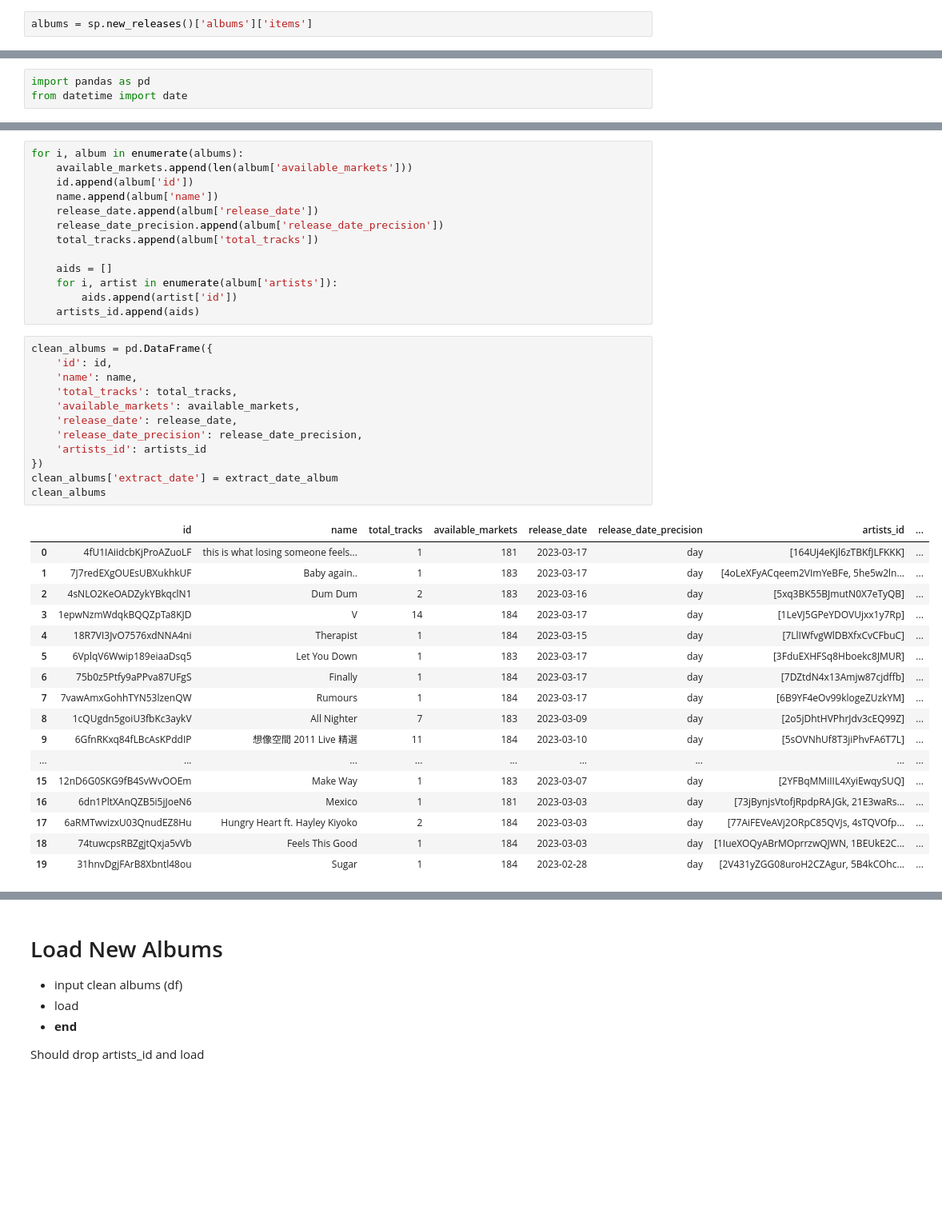
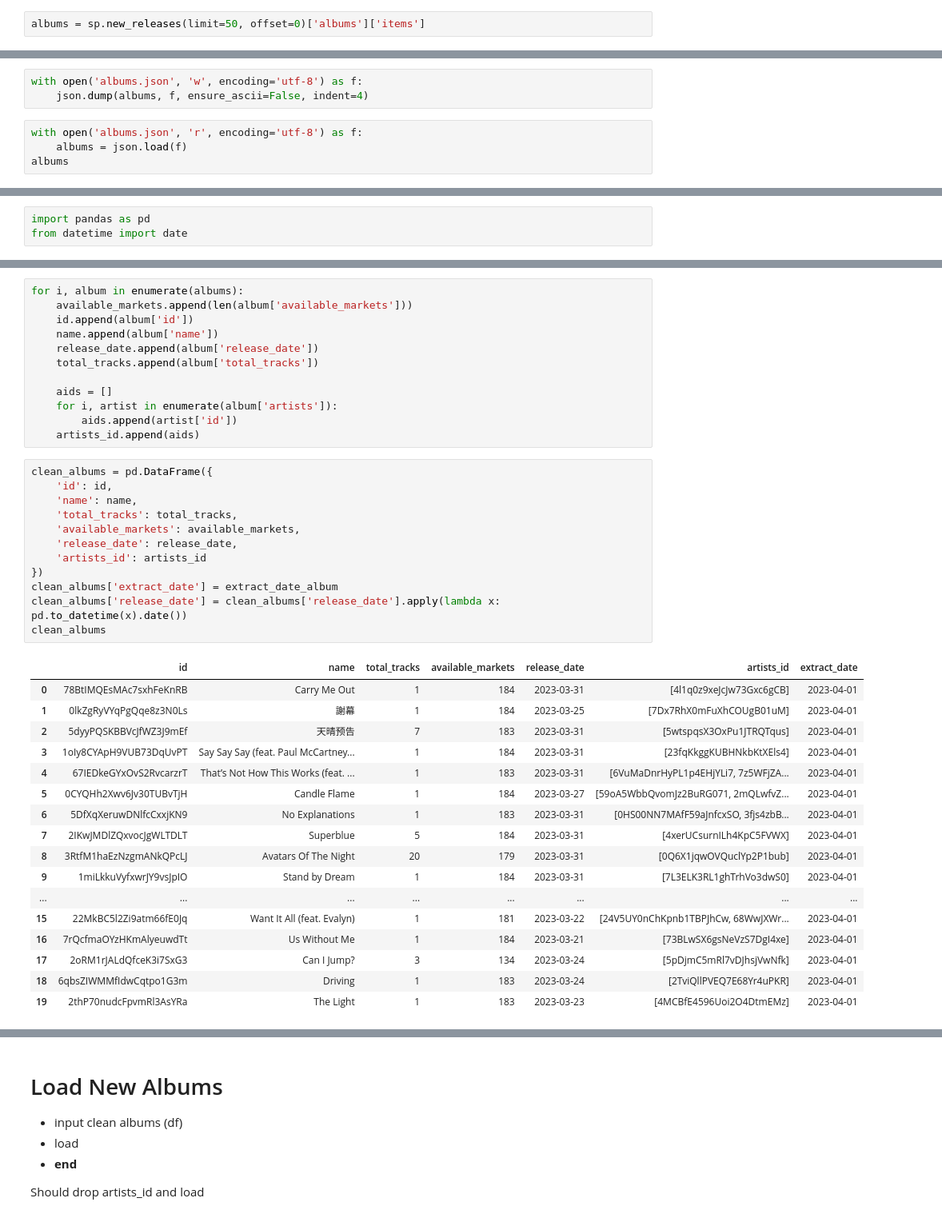
Before and after one commit to Hanyu0118/IS3107_letsgo, a Jupyter notebook: Archive/newly_released.ipynb, the cells around one changed output, grey strips where cells are left out. Shown at 80% size. Cells and saved outputs as stored; diff of their text form; blank space fills up the shorter version.

```diff
--- a/Archive/newly_released.ipynb
+++ b/Archive/newly_released.ipynb
@@ -17,7 +18,7 @@ sp
 # %% [output]
 <spotipy.client.Spotify at 0x...>
 # %%
-albums = sp.new_releases()['albums']['items']
+albums = sp.new_releases(limit=50, offset=0)['albums']['items']
 # %%
 albums
 # %% [output]
@@ -41,2 +42,9 @@ albums
 # %%
 extract_date_album = date.today()
+# %%
+with open('albums.json', 'w', encoding='utf-8') as f:
+    json.dump(albums, f, ensure_ascii=False, indent=4)
+# %%
+with open('albums.json', 'r', encoding='utf-8') as f:
+    albums = json.load(f)
+albums
@@ -62,7 +87,6 @@ for i, album in enumerate(albums):
     id.append(album['id'])
     name.append(album['name'])
     release_date.append(album['release_date'])
-    release_date_precision.append(album['release_date_precision'])
     total_tracks.append(album['total_tracks'])
 
     aids = []
@@ -72,30 +96,30 @@ for i, album in enumerate(albums):
 # %%
 clean_albums = pd.DataFrame({
     'id': id,
     'name': name,
     'total_tracks': total_tracks,
     'available_markets': available_markets,
     'release_date': release_date,
-    'release_date_precision': release_date_precision,
     'artists_id': artists_id
 })
 clean_albums['extract_date'] = extract_date_album
+clean_albums['release_date'] = clean_albums['release_date'].apply(lambda x: pd.to_datetime(x).date())
 clean_albums
 # %% [output]
-|  | id | name | total_tracks | available_markets | release_date | release_date_precision | artists_id | ... |
-| 0 | 4fU1IAiidcbKjProAZuoLF | this is what losing someone feels... | 1 | 181 | 2023-03-17 | day | [164Uj4eKjl6zTBKfJLFKKK] | ... |
-| 1 | 7J7redEXgOUEsUBXukhkUF | Baby again.. | 1 | 183 | 2023-03-17 | day | [4oLeXFyACqeem2VImYeBFe, 5he5w2ln... | ... |
-| 2 | 4sNLO2KeOADZykYBkqclN1 | Dum Dum | 2 | 183 | 2023-03-16 | day | [5xq3BK55BJmutN0X7eTyQB] | ... |
-| 3 | 1epwNzmWdqkBQQZpTa8KJD | V | 14 | 184 | 2023-03-17 | day | [1LeVJ5GPeYDOVUjxx1y7Rp] | ... |
-| 4 | 18R7VI3JvO7576xdNNA4ni | Therapist | 1 | 184 | 2023-03-15 | day | [7LlIWfvgWlDBXfxCvCFbuC] | ... |
-| 5 | 6VplqV6Wwip189eiaaDsq5 | Let You Down | 1 | 183 | 2023-03-17 | day | [3FduEXHFSq8Hboekc8JMUR] | ... |
-| 6 | 75b0z5Ptfy9aPPva87UFgS | Finally | 1 | 184 | 2023-03-17 | day | [7DZtdN4x13Amjw87cjdffb] | ... |
-| 7 | 7vawAmxGohhTYN53lzenQW | Rumours | 1 | 184 | 2023-03-17 | day | [6B9YF4eOv99klogeZUzkYM] | ... |
-| 8 | 1cQUgdn5goiU3fbKc3aykV | All Nighter | 7 | 183 | 2023-03-09 | day | [2o5jDhtHVPhrJdv3cEQ99Z] | ... |
-| 9 | 6GfnRKxq84fLBcAsKPddIP | 想像空間 2011 Live 精選 | 11 | 184 | 2023-03-10 | day | [5sOVNhUf8T3jiPhvFA6T7L] | ... |
-| ... | ... | ... | ... | ... | ... | ... | ... | ... |
-| 15 | 12nD6G0SKG9fB4SvWvOOEm | Make Way | 1 | 183 | 2023-03-07 | day | [2YFBqMMiIIL4XyiEwqySUQ] | ... |
-| 16 | 6dn1PltXAnQZB5i5jJoeN6 | Mexico | 1 | 181 | 2023-03-03 | day | [73jBynjsVtofjRpdpRAJGk, 21E3waRs... | ... |
-| 17 | 6aRMTwvizxU03QnudEZ8Hu | Hungry Heart ft. Hayley Kiyoko | 2 | 184 | 2023-03-03 | day | [77AiFEVeAVj2ORpC85QVJs, 4sTQVOfp... | ... |
-| 18 | 74tuwcpsRBZgjtQxja5vVb | Feels This Good | 1 | 184 | 2023-03-03 | day | [1IueXOQyABrMOprrzwQJWN, 1BEUkE2C... | ... |
-| 19 | 31hnvDgjFArB8Xbntl48ou | Sugar | 1 | 184 | 2023-02-28 | day | [2V431yZGG08uroH2CZAgur, 5B4kCOhc... | ... |
+|  | id | name | total_tracks | available_markets | release_date | artists_id | extract_date |
+| 0 | 78BtIMQEsMAc7sxhFeKnRB | Carry Me Out | 1 | 184 | 2023-03-31 | [4l1q0z9xeJcJw73Gxc6gCB] | 2023-04-01 |
+| 1 | 0lkZgRyVYqPgQqe8z3N0Ls | 謝幕 | 1 | 184 | 2023-03-25 | [7Dx7RhX0mFuXhCOUgB01uM] | 2023-04-01 |
+| 2 | 5dyyPQSKBBVcJfWZ3J9mEf | 天晴预告 | 7 | 183 | 2023-03-31 | [5wtspqsX3OxPu1JTRQTqus] | 2023-04-01 |
+| 3 | 1oIy8CYApH9VUB73DqUvPT | Say Say Say (feat. Paul McCartney... | 1 | 184 | 2023-03-31 | [23fqKkggKUBHNkbKtXEls4] | 2023-04-01 |
+| 4 | 67IEDkeGYxOvS2RvcarzrT | That’s Not How This Works (feat. ... | 1 | 183 | 2023-03-31 | [6VuMaDnrHyPL1p4EHjYLi7, 7z5WFjZA... | 2023-04-01 |
+| 5 | 0CYQHh2Xwv6Jv30TUBvTjH | Candle Flame | 1 | 184 | 2023-03-27 | [59oA5WbbQvomJz2BuRG071, 2mQLwfvZ... | 2023-04-01 |
+| 6 | 5DfXqXeruwDNlfcCxxjKN9 | No Explanations | 1 | 183 | 2023-03-31 | [0HS00NN7MAfF59aJnfcxSO, 3fjs4zbB... | 2023-04-01 |
+| 7 | 2IKwJMDlZQxvocJgWLTDLT | Superblue | 5 | 184 | 2023-03-31 | [4xerUCsurnILh4KpC5FVWX] | 2023-04-01 |
+| 8 | 3RtfM1haEzNzgmANkQPcLJ | Avatars Of The Night | 20 | 179 | 2023-03-31 | [0Q6X1jqwOVQuclYp2P1bub] | 2023-04-01 |
+| 9 | 1miLkkuVyfxwrJY9vsJpIO | Stand by Dream | 1 | 184 | 2023-03-31 | [7L3ELK3RL1ghTrhVo3dwS0] | 2023-04-01 |
+| ... | ... | ... | ... | ... | ... | ... | ... |
+| 15 | 22MkBC5l2Zi9atm66fE0Jq | Want It All (feat. Evalyn) | 1 | 181 | 2023-03-22 | [24V5UY0nChKpnb1TBPJhCw, 68WwJXWr... | 2023-04-01 |
+| 16 | 7rQcfmaOYzHKmAlyeuwdTt | Us Without Me | 1 | 184 | 2023-03-21 | [73BLwSX6gsNeVzS7DgI4xe] | 2023-04-01 |
+| 17 | 2oRM1rJALdQfceK3i7SxG3 | Can I Jump? | 3 | 134 | 2023-03-24 | [5pDjmC5mRl7vDJhsjVwNfk] | 2023-04-01 |
+| 18 | 6qbsZIWMMfIdwCqtpo1G3m | Driving | 1 | 183 | 2023-03-24 | [2TviQllPVEQ7E68Yr4uPKR] | 2023-04-01 |
+| 19 | 2thP70nudcFpvmRl3AsYRa | The Light | 1 | 183 | 2023-03-23 | [4MCBfE4596Uoi2O4DtmEMz] | 2023-04-01 |
```
Also changed, not shown: parts of 45 cells of this notebook, 22 other files.
